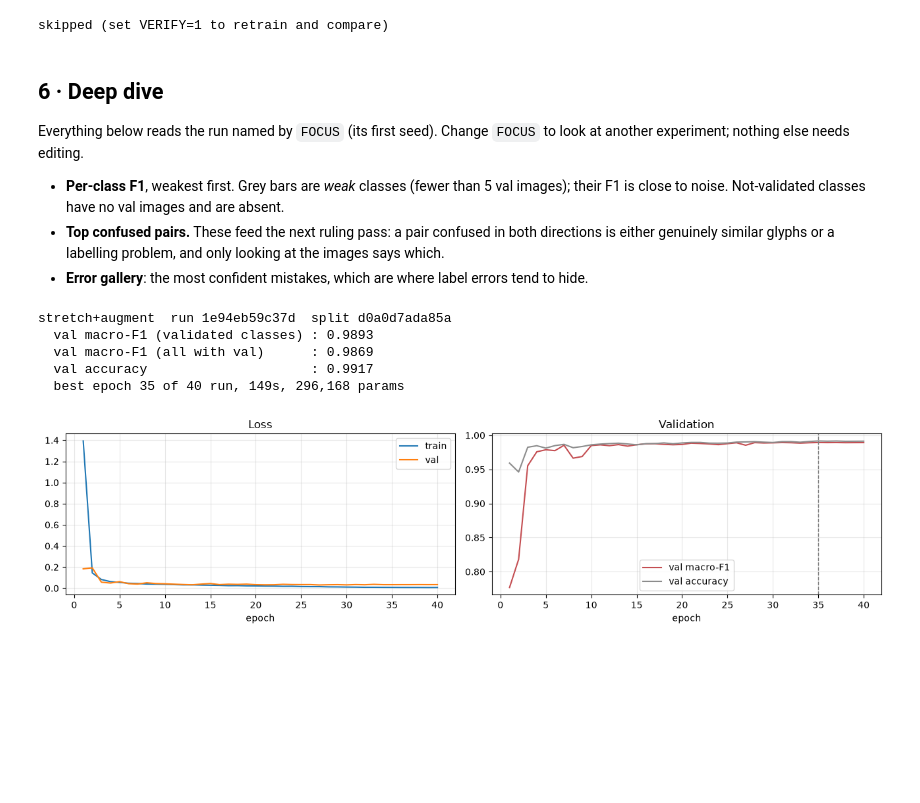
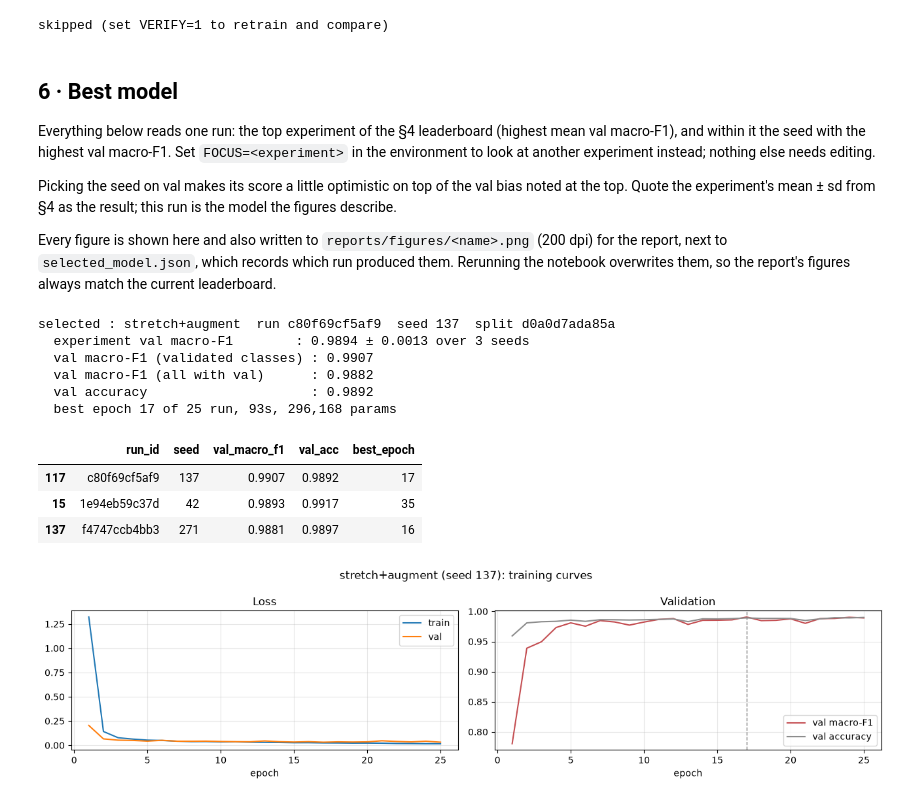
Before and after one commit to lemasc/thai-char-cnn, a Jupyter notebook: notebooks/04_train.ipynb, the cells around one changed output. Drawn from its saved outputs; the diff is of its cells as text; code cells hidden in the pictures; blank space fills up the shorter version.

```diff
--- a/notebooks/04_train.ipynb
+++ b/notebooks/04_train.ipynb
@@ -311,49 +312,84 @@ else:
 # %% [output]
 skipped (set VERIFY=1 to retrain and compare)
 # %% [markdown]
-## 6 · Deep dive
+## 6 · Best model
 
-Everything below reads the run named by `FOCUS` (its first seed). Change `FOCUS` to look at another
-experiment; nothing else needs editing.
+Everything below reads one run: the top experiment of the §4 leaderboard (highest mean val
+macro-F1), and within it the seed with the highest val macro-F1. Set `FOCUS=<experiment>` in the
+environment to look at another experiment instead; nothing else needs editing.
 
-- **Per-class F1**, weakest first. Grey bars are *weak* classes (fewer than 5 val images); their F1 is
-  close to noise. Not-validated classes have no val images and are absent.
-- **Top confused pairs.** These feed the next ruling pass: a pair confused in both directions is
-  either genuinely similar glyphs or a labelling problem, and only looking at the images says which.
-- **Error gallery**: the most confident mistakes, which are where label errors tend to hide.
+Picking the seed on val makes its score a little optimistic on top of the val bias noted at the top.
+Quote the experiment's mean ± sd from §4 as the result; this run is the model the figures describe.
+
+Every figure is shown here and also written to `reports/figures/<name>.png` (200 dpi) for the
+report, next to `selected_model.json`, which records which run produced them. Rerunning the notebook
+overwrites them, so the report's figures always match the current leaderboard.
 # %%
-FOCUS = "stretch+augment"
-run_dir = RUN_DIRS[FOCUS][0]
+FIG_DIR = ROOT / "reports" / "figures"
+FIG_DIR.mkdir(parents=True, exist_ok=True)
+THAI_SM = font_manager.FontProperties(fname=str(FONT), size=12)
+
+
+def save(fig, name):
+    # write the figure for the report, then show it here
+    fig.savefig(FIG_DIR / f"{name}.png", dpi=200, bbox_inches="tight")
+    plt.show()
+
+
+def label(i):
+    return f"{ch.character[i]} ({ch.folder[i]})"
+
+
+FOCUS = os.environ.get("FOCUS", board.index[0])
+seed_runs = cur[cur.experiment == FOCUS].sort_values("val_macro_f1", ascending=False)
+run_dir = RUNS / seed_runs.run_id.iloc[0]
 m = json.loads((run_dir / "metrics.json").read_text())
 hist = pd.read_csv(run_dir / "history.csv")
 pc = pd.read_csv(run_dir / "per_class.csv", keep_default_na=False, na_values=[""])
 cm = np.load(run_dir / "confusion.npy")
 preds = pd.read_csv(run_dir / "val_predictions.csv")
+ch = classes.set_index("class_idx")
 
-print(f"{FOCUS}  run {m['run_id']}  split {m['split_id']}")
+print(f"selected : {FOCUS}  run {m['run_id']}  seed {m['seed']}  split {m['split_id']}")
+print(f"  experiment val macro-F1        : {board.macro_f1[FOCUS]:.4f} ± {board.macro_f1_sd[FOCUS]:.4f} over {len(seed_runs)} seeds")
 print(f"  val macro-F1 (validated classes) : {m['val_macro_f1']:.4f}")
 print(f"  val macro-F1 (all with val)      : {m['val_macro_f1_all']:.4f}")
 print(f"  val accuracy                     : {m['val_acc']:.4f}")
 print(f"  best epoch {m['best_epoch']} of {m['epochs_run']} run, {m['train_time_s']:.0f}s, {m['n_params']:,} params")
+display(seed_runs[["run_id", "seed", "val_macro_f1", "val_acc", "best_epoch"]].round(4))
+
+(FIG_DIR / "selected_model.json").write_text(json.dumps(dict(
+    experiment=FOCUS, run_id=m["run_id"], seed=m["seed"], split_id=m["split_id"],
+    train_version=resolve_config({})["train_version"],
+    experiment_macro_f1_mean=float(board.macro_f1[FOCUS]), experiment_macro_f1_sd=float(board.macro_f1_sd[FOCUS]),
+    val_macro_f1=m["val_macro_f1"], val_macro_f1_all=m["val_macro_f1_all"], val_acc=m["val_acc"],
+    best_epoch=m["best_epoch"],
+), indent=2) + "\n")
 
 fig, ax = plt.subplots(1, 2, figsize=(13, 3.4))
 ax[0].plot(hist.epoch, hist.train_loss, label="train")
 ax[0].plot(hist.epoch, hist.val_loss, label="val")
 ax[0].set(title="Loss", xlabel="epoch")
 ax[0].legend()
 ax[1].plot(hist.epoch, hist.val_macro_f1, color="#C44E52", label="val macro-F1")
 ax[1].plot(hist.epoch, hist.val_acc, color="#8C8C8C", label="val accuracy")
 ax[1].axvline(m["best_epoch"], ls="--", c="gray", lw=1)
 ax[1].set(title="Validation", xlabel="epoch")
 ax[1].legend()
 for a in ax:
     a.grid(alpha=0.3)
+fig.suptitle(f"{FOCUS} (seed {m['seed']}): training curves")
 plt.tight_layout()
-plt.show()
+save(fig, "training_curves")
 # %% [output]
-stretch+augment  run 1e94eb59c37d  split d0a0d7ada85a
-  val macro-F1 (validated classes) : 0.9893
-  val macro-F1 (all with val)      : 0.9869
-  val accuracy                     : 0.9917
-  best epoch 35 of 40 run, 149s, 296,168 params
+selected : stretch+augment  run c80f69cf5af9  seed 137  split d0a0d7ada85a
+  experiment val macro-F1        : 0.9894 ± 0.0013 over 3 seeds
+  val macro-F1 (validated classes) : 0.9907
+  val macro-F1 (all with val)      : 0.9882
+  val accuracy                     : 0.9892
+  best epoch 17 of 25 run, 93s, 296,168 params
+|  | run_id | seed | val_macro_f1 | val_acc | best_epoch |
+| 117 | c80f69cf5af9 | 137 | 0.9907 | 0.9892 | 17 |
+| 15 | 1e94eb59c37d | 42 | 0.9893 | 0.9917 | 35 |
+| 137 | f4747ccb4bb3 | 271 | 0.9881 | 0.9897 | 16 |
-[figure, old version]
+[figure, new version]
```
Also changed, not shown: parts of 12 cells of this notebook, 8 other files.
